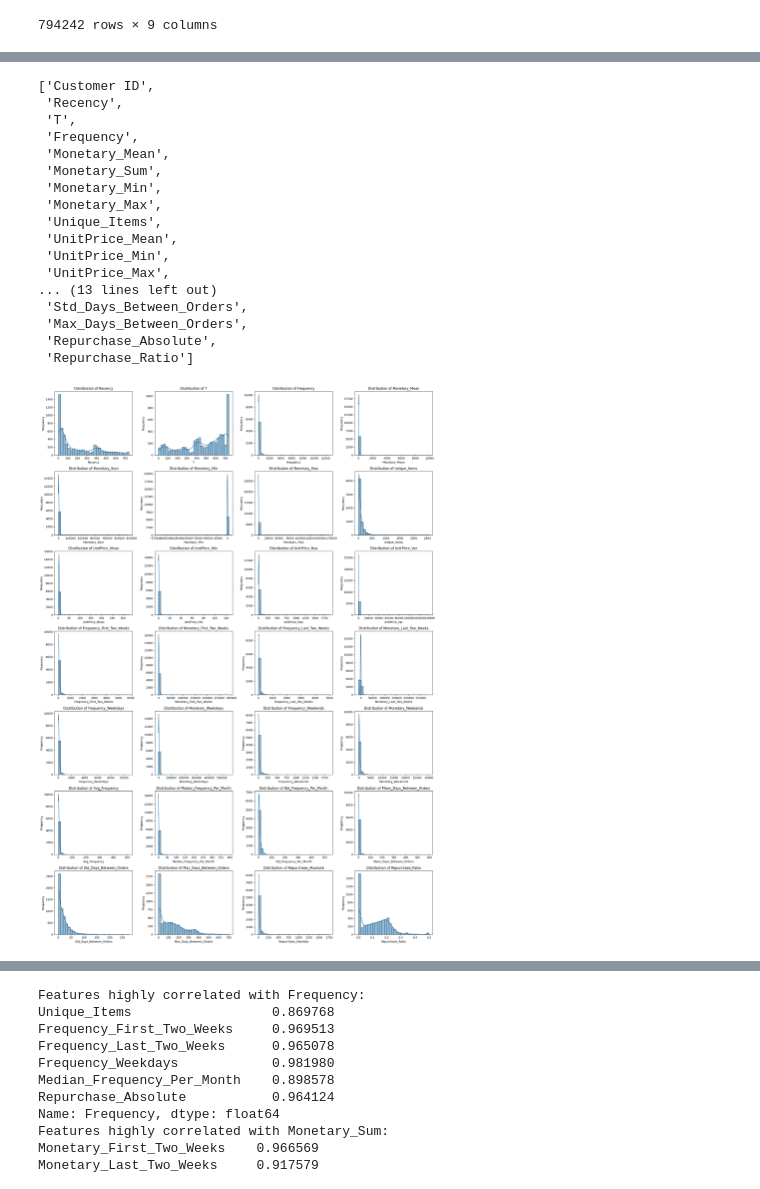
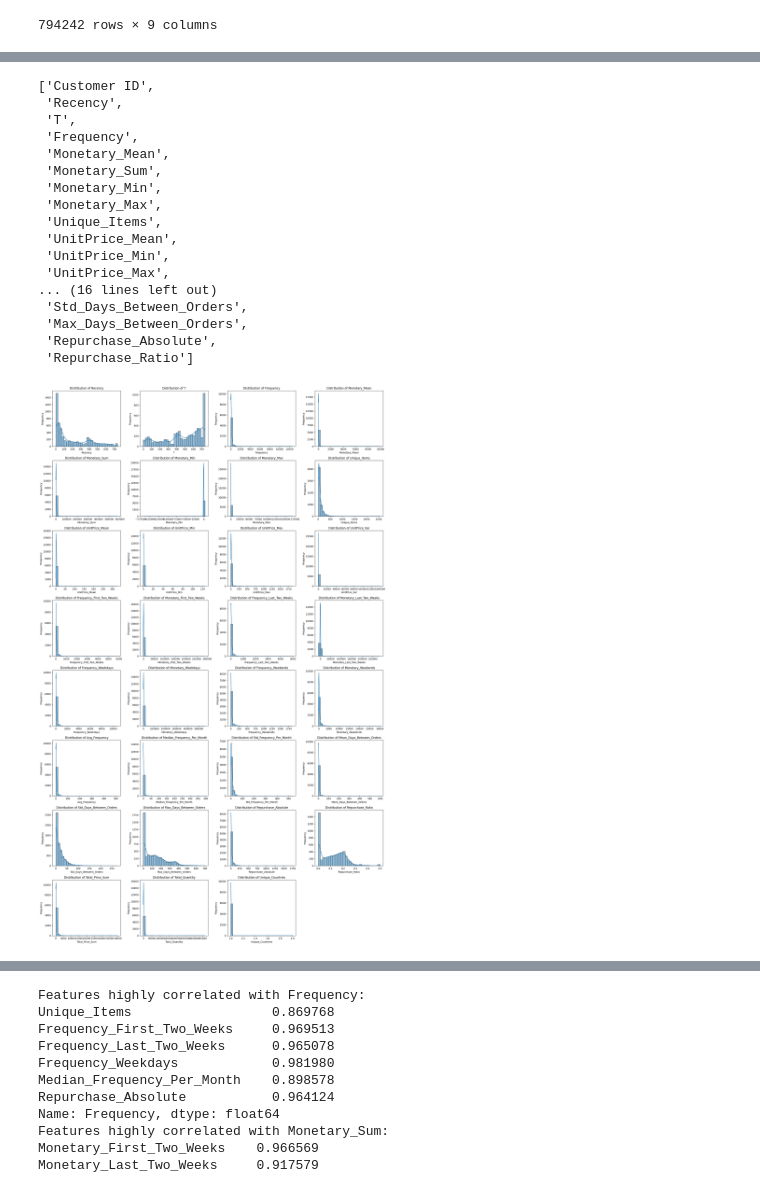
Before and after one commit to data-4381-capstone/CustomerLifetimeValuePrediction, a Jupyter notebook: Code/Capstone.ipynb, the cells around one changed output, grey strips where cells are left out. Drawn from its saved outputs; the diff is of its cells as text; code cells hidden in the pictures.

```diff
--- a/Code/Capstone.ipynb
+++ b/Code/Capstone.ipynb
@@ -2466,11 +2466,17 @@ def calculate_rfm_features(data, all_customers):
             lambda x: (end_date - x.min()).days,  # T
         ],
         'Invoice': 'count',  # Frequency
-        'Revenue': ['mean', 'sum', 'min', 'max'], # Monetary value
-        'StockCode': 'nunique',                   # Number of Unique Items
-        'Price': ['mean', 'min', 'max', 'var']    # Mean, Min, Max and Variance of Unit Price
+        'Revenue': ['mean', 'sum', 'min', 'max'],  # Monetary value
+        'StockCode': 'nunique',  # Number of Unique Items
+        'Price': ['mean', 'min', 'max', 'var','sum'],  # Mean, Min, Max, and Variance of Unit Price
+        'Quantity': 'sum',  # Total Quantity
+        'Country': 'nunique',  # Unique number of countries
     })
-    rfm.columns = ['Recency', 'T', 'Frequency', 'Monetary_Mean', 'Monetary_Sum', 'Monetary_Min', 'Monetary_Max', 'Unique_Items', 'UnitPrice_Mean', 'UnitPrice_Min', 'UnitPrice_Max', 'UnitPrice_Var']
+    rfm.columns = [
+        'Recency', 'T', 'Frequency', 'Monetary_Mean', 'Monetary_Sum', 'Monetary_Min', 'Monetary_Max',
+        'Unique_Items', 'UnitPrice_Mean', 'UnitPrice_Min', 'UnitPrice_Max', 'UnitPrice_Var','Total_Price_Sum',
+        'Total_Quantity', 'Unique_Countries'
+    ]
 
     # Extract all unique year-month combinations from the data
     year_months = data['InvoiceDate'].dt.to_period('M').unique()
@@ -2493,7 +2499,6 @@ def calculate_rfm_features(data, all_customers):
     ])
 
     freq_first_two_weeks = first_two_weeks_data.groupby('Customer ID').size().reindex(all_customers, fill_value=0)
-
     monetary_first_two_weeks = first_two_weeks_data.groupby('Customer ID')['Revenue'].sum().reindex(all_customers, fill_value=0)
 
     # Filter the data to get transactions within the last two weeks
@@ -2565,6 +2570,7 @@ def calculate_rfm_features(data, all_customers):
     rfm['Repurchase_Absolute'] = repurchase_counts.values
     rfm['Repurchase_Ratio'] = repurchase_ratio.values
 
+    # Reset index and return final RFM DataFrame
     rfm = rfm.reset_index()
     rfm.rename(columns={'index': 'Customer ID'}, inplace=True)
     rfm = rfm.fillna(0)
@@ -2606,7 +2596,7 @@ rfm_columns
  'UnitPrice_Mean',
  'UnitPrice_Min',
  'UnitPrice_Max',
-... (13 lines left out)
+... (16 lines left out)
  'Std_Days_Between_Orders',
  'Max_Days_Between_Orders',
  'Repurchase_Absolute',
@@ -2615,35 +2605,37 @@ rfm_columns
 rfm_columns = [
     'Recency', 'T', 'Frequency', 'Monetary_Mean', 'Monetary_Sum', 'Monetary_Min', 'Monetary_Max',
     'Unique_Items', 'UnitPrice_Mean', 'UnitPrice_Min', 'UnitPrice_Max', 'UnitPrice_Var',
     'Frequency_First_Two_Weeks', 'Monetary_First_Two_Weeks', 'Frequency_Last_Two_Weeks',
     'Monetary_Last_Two_Weeks', 'Frequency_Weekdays', 'Monetary_Weekdays', 'Frequency_Weekends',
     'Monetary_Weekends', 'Avg_Frequency', 'Median_Frequency_Per_Month', 'Std_Frequency_Per_Month',
     'Mean_Days_Between_Orders', 'Std_Days_Between_Orders', 'Max_Days_Between_Orders',
-    'Repurchase_Absolute', 'Repurchase_Ratio'
+    'Repurchase_Absolute', 'Repurchase_Ratio','Total_Price_Sum',
+ 'Total_Quantity',
+ 'Unique_Countries'
 ]
 
 # Set up a plotting grid
 n_cols = 4
 n_rows = (len(rfm_columns) + n_cols - 1) // n_cols  # Calculate rows needed
 
 fig, axes = plt.subplots(n_rows, n_cols, figsize=(20, n_rows * 4))
 axes = axes.flatten()
 
 # Plot a distribution for each feature in `rfm_columns`
 for i, col in enumerate(rfm_columns):
     sns.histplot(rfm[col], ax=axes[i], kde=True, bins=30)
     axes[i].set_title(f'Distribution of {col}')
     axes[i].set_xlabel(col)
     axes[i].set_ylabel('Frequency')
 
 # Hide any unused subplots
 for j in range(i + 1, len(axes)):
     axes[j].axis('off')
 
 plt.tight_layout()
 plt.show()
 # %% [output]
-[figure, old version]
+[figure, new version]
 # %%
 correlation_matrix = rfm.corr()
 
```
Also changed, not shown: parts of 3 cells of this notebook.
